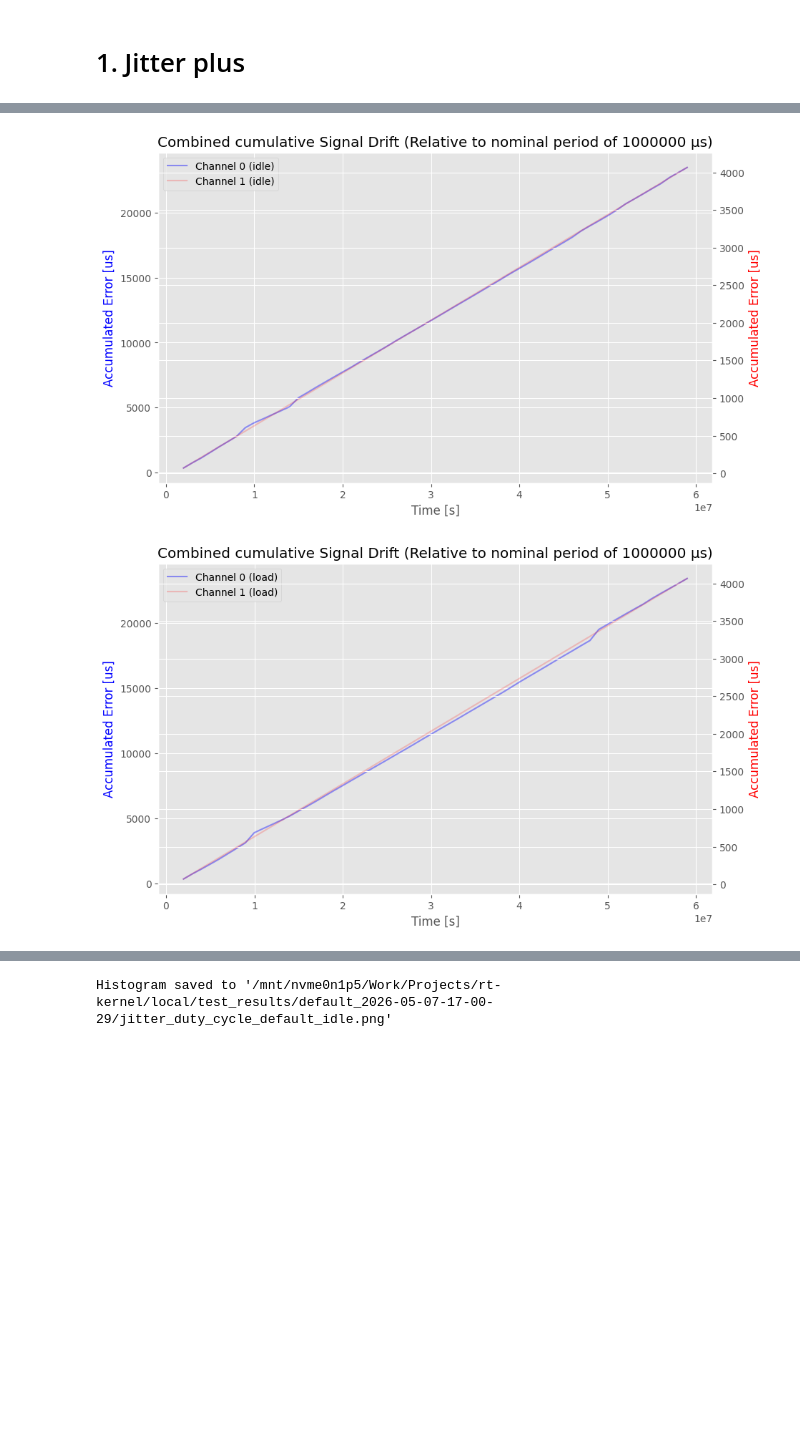
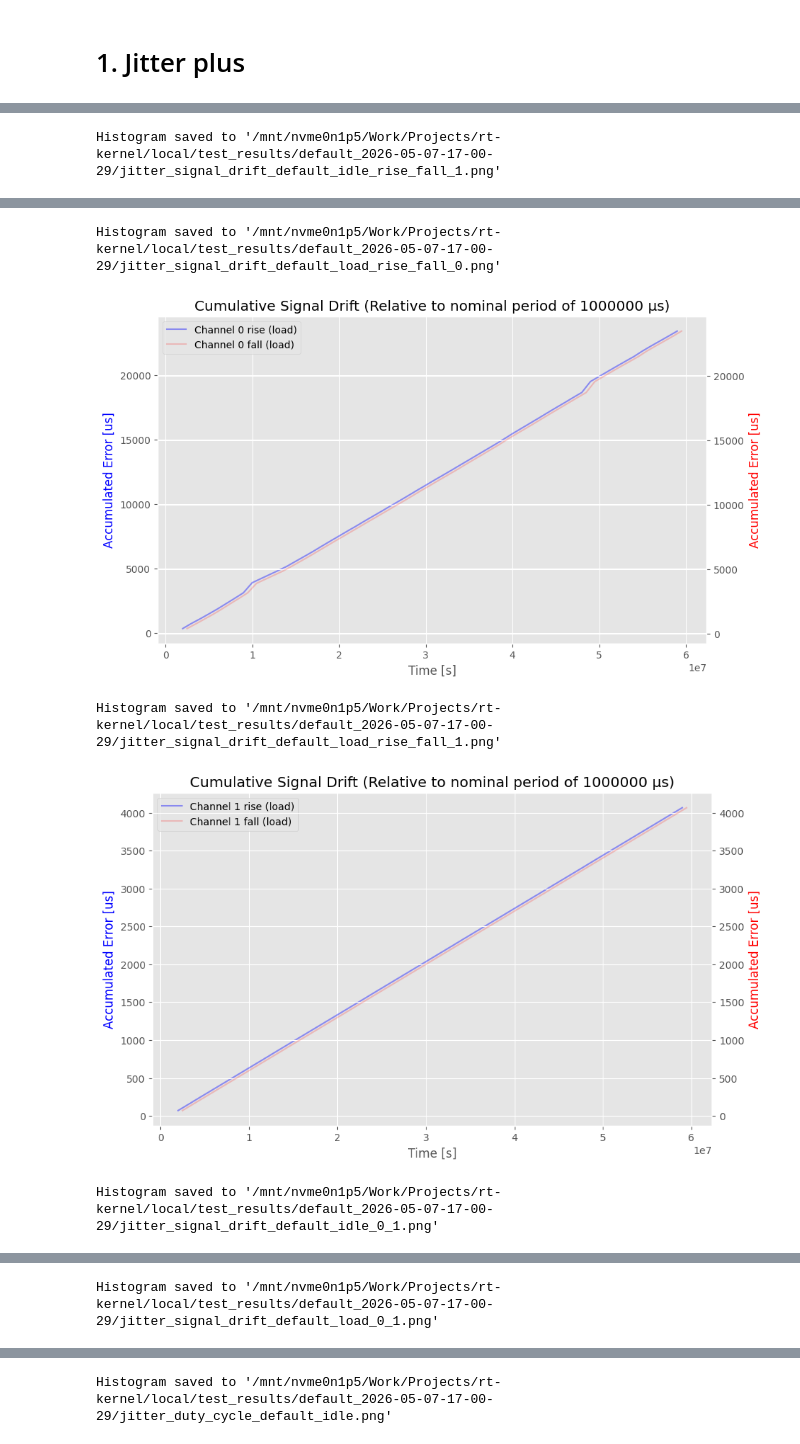
Before and after one commit to nickdante8/rt-kernel, a Jupyter notebook: local/saleae/processing_custom.ipynb, the cells around one changed output, grey strips where cells are left out. Drawn from its saved outputs; the diff is of its cells as text; code cells hidden in the pictures; blank space fills up the shorter version.

Commit message:
Update to led processing. Plot draw and function access

```diff
--- a/local/saleae/processing_custom.ipynb
+++ b/local/saleae/processing_custom.ipynb
@@ -122,26 +106,10 @@ Histogram saved to '/mnt/nvme0n1p5/Work/Projects/rt-kernel/local/test_results/de
 # %%
 # Individual
-label = [
-    f"Channel {plots_idle[0].channel} rise ({plots_idle[0].load_type})",
-    f"Channel {plots_idle[0].channel} fall ({plots_idle[0].load_type})",
-]
-proc.plot_signal_drift(plots_idle[0].result, label, proc.plot_path(plots_idle[0], "signal_drift", "rise_fall"))
-label = [
-    f"Channel {plots_load[0].channel} rise ({plots_load[0].load_type})",
-    f"Channel {plots_load[0].channel} fall ({plots_load[0].load_type})",
-]
-proc.plot_signal_drift(plots_load[0].result, label, proc.plot_path(plots_load[0], "signal_drift", "rise_fall"))
+proc.plot_signal_drift(plots_idle, show=True)
+proc.plot_signal_drift(plots_load, show=True)
 
 # Combined
-label = [
-    f"Channel {plots_idle[0].channel} ({plots_idle[0].load_type})",
-    f"Channel {plots_idle[1].channel} ({plots_idle[1].load_type})",
-]
-proc.plot_signal_drift_combined(plots_idle[0].result, plots_idle[1].result, label, proc.plot_path(plots_idle[0], "signal_drift", f"{plots_idle[0].channel}_{plots_idle[1].channel}", combined=True))
-label = [
-    f"Channel {plots_load[0].channel} ({plots_load[0].load_type})",
-    f"Channel {plots_load[1].channel} ({plots_load[1].load_type})",
-]
-proc.plot_signal_drift_combined(plots_load[0].result, plots_load[1].result, label, proc.plot_path(plots_load[0], "signal_drift", f"{plots_load[0].channel}_{plots_load[1].channel}", combined=True))
+proc.plot_signal_drift_combined(plots_idle[0], plots_idle[1], show=True)
+proc.plot_signal_drift_combined(plots_load[0], plots_load[1], show=True)
 # %% [output]
 Histogram saved to '/mnt/nvme0n1p5/Work/Projects/rt-kernel/local/test_results/default_2026-05-07-17-00-29/jitter_signal_drift_default_idle_rise_fall_0.png'
@@ -151 +116,2 @@ Histogram saved to '/mnt/nvme0n1p5/Work/Projects/rt-kernel/local/test_results/de
 [figure]
+Histogram saved to '/mnt/nvme0n1p5/Work/Projects/rt-kernel/local/test_results/default_2026-05-07-17-00-29/jitter_signal_drift_default_idle_rise_fall_1.png'
@@ -153,2 +119,5 @@ Histogram saved to '/mnt/nvme0n1p5/Work/Projects/rt-kernel/local/test_results/de
+Histogram saved to '/mnt/nvme0n1p5/Work/Projects/rt-kernel/local/test_results/default_2026-05-07-17-00-29/jitter_signal_drift_default_load_rise_fall_0.png'
-[figure, old version]
+[figure, new version]
+Histogram saved to '/mnt/nvme0n1p5/Work/Projects/rt-kernel/local/test_results/default_2026-05-07-17-00-29/jitter_signal_drift_default_load_rise_fall_1.png'
-[figure, old version]
+[figure, new version]
+Histogram saved to '/mnt/nvme0n1p5/Work/Projects/rt-kernel/local/test_results/default_2026-05-07-17-00-29/jitter_signal_drift_default_idle_0_1.png'
@@ -154,0 +125 @@ Histogram saved to '/mnt/nvme0n1p5/Work/Projects/rt-kernel/local/test_results/de
+Histogram saved to '/mnt/nvme0n1p5/Work/Projects/rt-kernel/local/test_results/default_2026-05-07-17-00-29/jitter_signal_drift_default_load_0_1.png'
```
Also changed, not shown: parts of 8 cells of this notebook, 2 other files.
